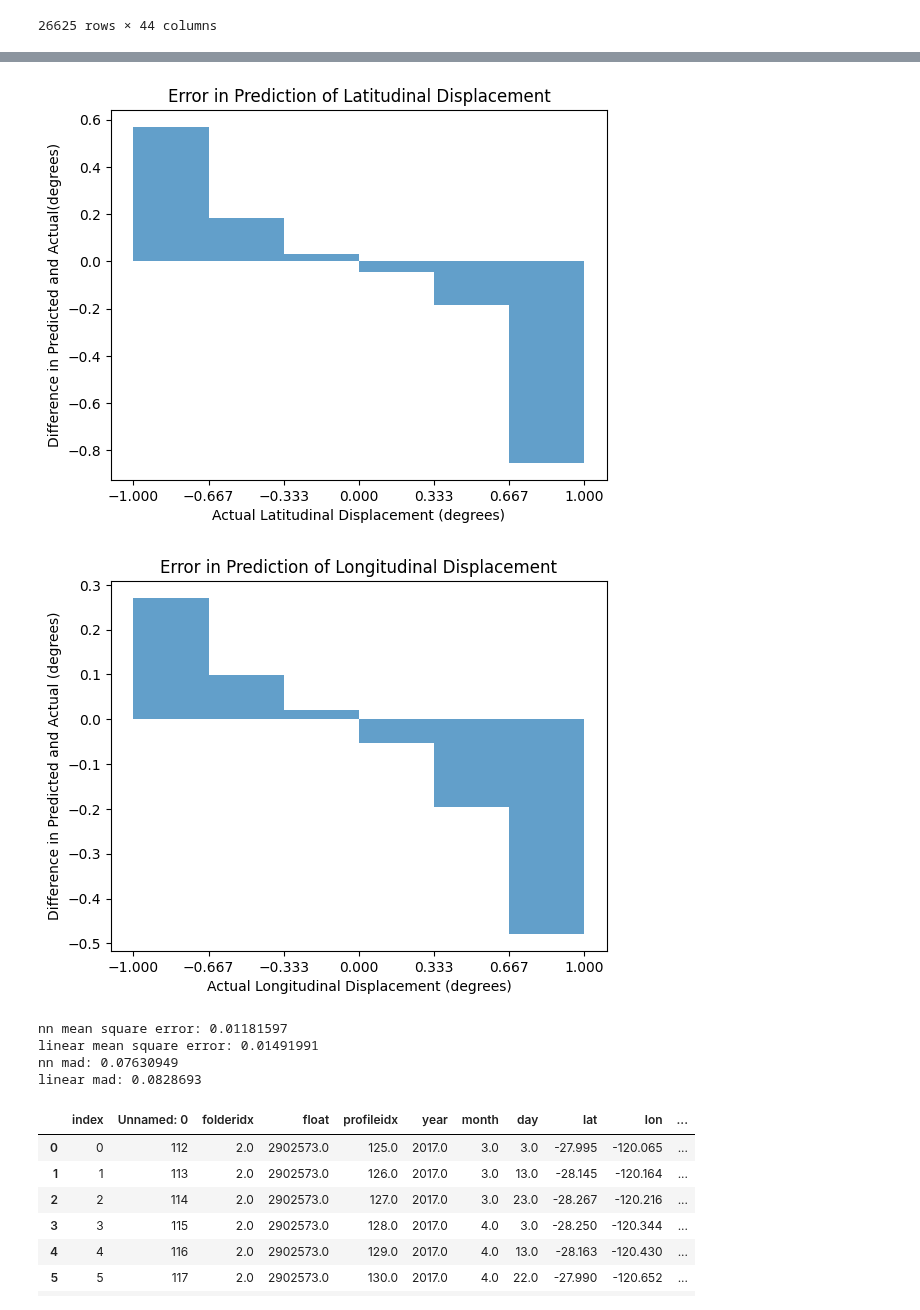
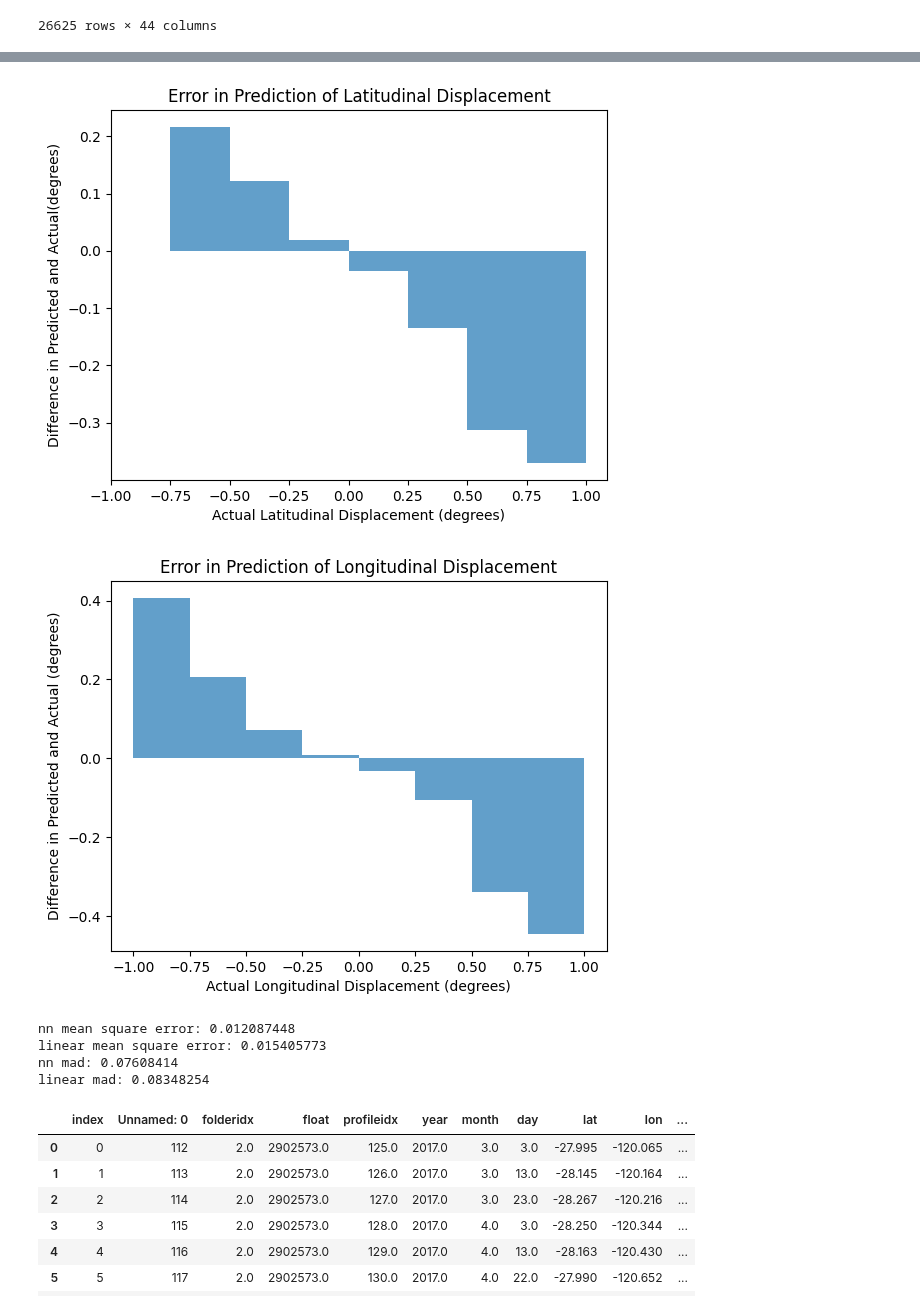
Before and after one commit to kalkulator413/argo_nn, a Jupyter notebook: train.ipynb, the cells around one changed output, grey strips where cells are left out. Drawn from its saved outputs; the diff is of its cells as text; code cells hidden in the pictures.

Commit message:
update plots

```diff
--- a/train.ipynb
+++ b/train.ipynb
@@ -162,7 +160,7 @@ model = nn.Sequential(
     nn.LeakyReLU(),
     nn.Linear(8, 2)
 ).to(device)
-optimizer = torch.optim.Adam(model.parameters())
+optimizer = torch.optim.Adam(model.parameters(), lr=1e-4)
 
 criterion = nn.MSELoss()
 
@@ -200,7 +198,7 @@ for epoch in range(1000):
         val_losses.append(criterion(model(X_val.to(device)), Y_val.to(device)).cpu().detach().numpy())
 
     # havent improved in the last 15, quit
-    if val_losses[-1] < best_val_loss:
+    if val_losses[-1] < best_val_loss or epoch<150:
         best_val_loss = val_losses[-1]
         patience_counter = 0
     else:
@@ -276,7 +274,7 @@ plt.ylim([-.8, .8])
 plt.show()
 
 
-num_bins = 6
+num_bins = 8
 bin_boundaries = np.linspace(-1, 1, num_bins + 1)
 bin_boundaries
 bins = np.digitize(Y_test.detach()[:, 0], bin_boundaries)
@@ -314,9 +312,9 @@ print('linear mad:', np.mean(np.abs(Y_pred_linear - Y_test.detach().numpy())))
-[figure, old version]
+[figure, new version]
-[figure, old version]
+[figure, new version]
-nn mean square error: 0.01181597
-linear mean square error: 0.01491991
-nn mad: 0.07630949
-linear mad: 0.0828693
+nn mean square error: 0.012087448
+linear mean square error: 0.015405773
+nn mad: 0.07608414
+linear mad: 0.08348254
 # %%
 # picking a contiguous sequence
 just_one = data[data.get('float') == 2902573.0].head(14)
```
Also changed, not shown: parts of 8 cells of this notebook.
